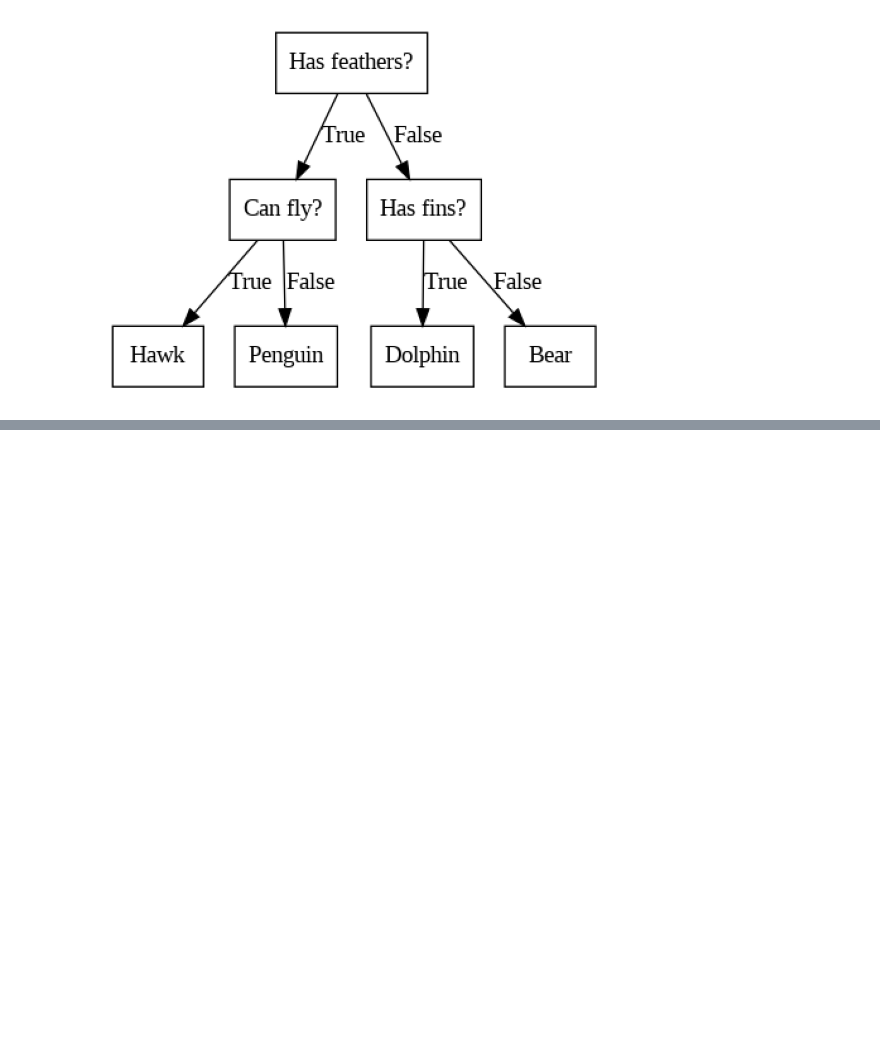
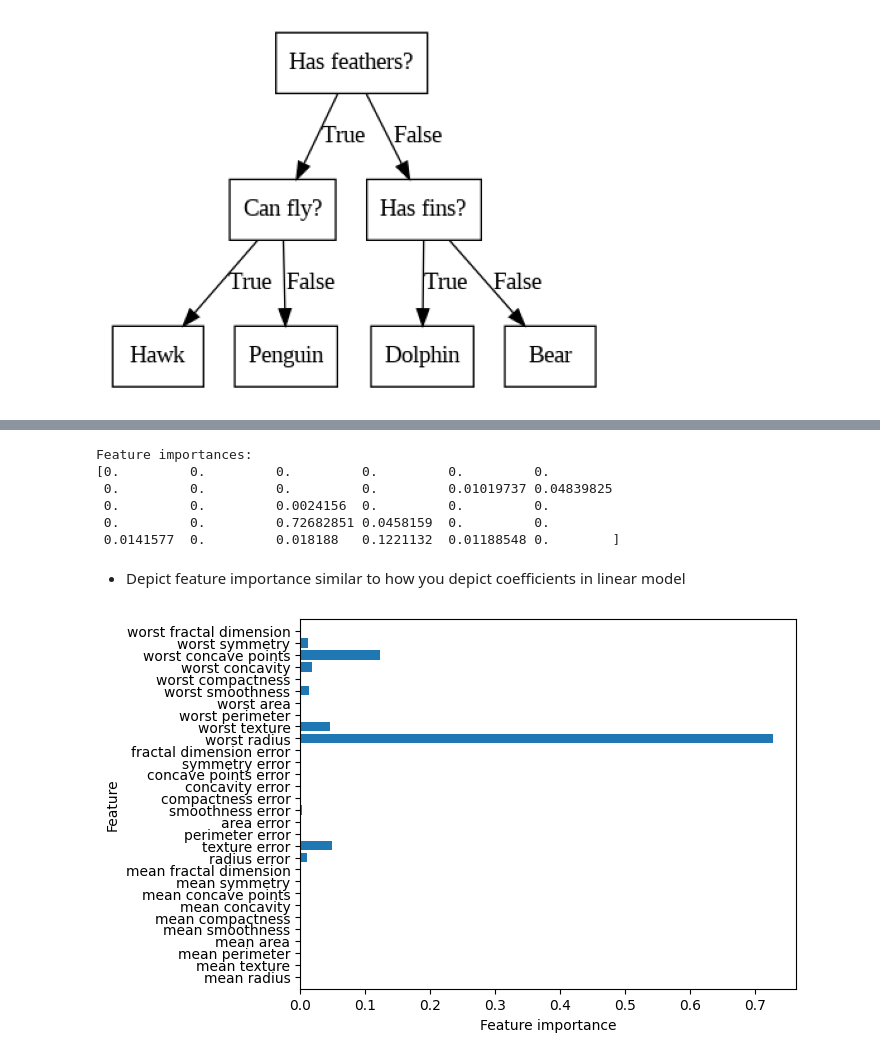
Before and after one commit to 550tealeaves/DATA71200_sum2024_550, a Jupyter notebook: Supervised_learning_revised.ipynb, the cells around one changed output, grey strips where cells are left out. Cells and saved outputs as stored; diff of their text form; code cells hidden in the pictures; blank space fills up the shorter version.

Commit message:
added decision tree

```diff
--- a/Supervised_learning_revised.ipynb
+++ b/Supervised_learning_revised.ipynb
@@ -1004,0 +1037,13 @@ mglearn.plots.plot_animal_tree()
+# %%
+from sklearn.tree import DecisionTreeClassifier
+
+#import dataset
+cancer = load_breast_cancer()
+#split into training/testing
+X_train, X_test, y_train, y_test = train_test_split(
+    cancer.data, cancer.target, stratify=cancer.target, random_state=42)
+#fix the random_state - for tie breaking
+tree = DecisionTreeClassifier(random_state=0)
+tree.fit(X_train, y_train)
+print("Accuracy on training set: {:.3f}".format(tree.score(X_train, y_train)))
+print("Accuracy on test set: {:.3f}".format(tree.score(X_test, y_test)))
@@ -1004,0 +1062,8 @@ mglearn.plots.plot_animal_tree()
+# %%
+#Set max_depth=4 - only 4 tests done so iti limits tree growth
+tree = DecisionTreeClassifier(max_depth=4, random_state=0)
+#fit the tree to training set
+tree.fit(X_train, y_train)
+
+print("Accuracy on training set: {:.3f}".format(tree.score(X_train, y_train)))
+print("Accuracy on testing set: {:.3f}".format(tree.score(X_test, y_test)))
@@ -1004,0 +1107,23 @@ mglearn.plots.plot_animal_tree()
+# %%
+print("Feature importances:\n{}".format(tree.feature_importances_))
+# %% [output]
+Feature importances:
+[0.         0.         0.         0.         0.         0.
+ 0.         0.         0.         0.         0.01019737 0.04839825
+ 0.         0.         0.0024156  0.         0.         0.
+ 0.         0.         0.72682851 0.0458159  0.         0.
+ 0.0141577  0.         0.018188   0.1221132  0.01188548 0.        ]
+# %% [markdown]
+- Depict feature importance similar to how you depict coefficients in linear model
+# %%
+def plot_feature_importances_cancer(model):
+  n_features = cancer.data.shape[1]
+  plt.barh(range(n_features), model.feature_importances_, align='center')
+  plt.yticks(np.arange(n_features), cancer.feature_names)
+  plt.xlabel("Feature importance")
+  plt.ylabel("Feature")
+  plt.ylim(-1, n_features)
+
+plot_feature_importances_cancer(tree)
+# %% [output]
+[figure, added]
```
Also changed, not shown: parts of 15 cells of this notebook.
